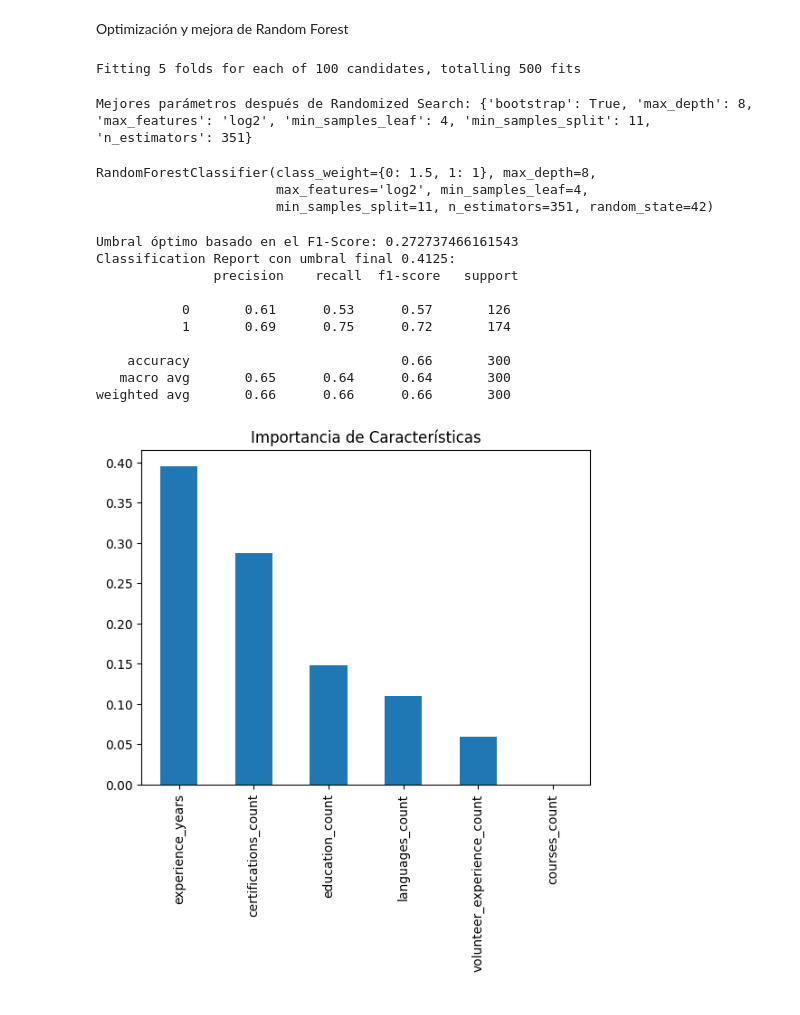
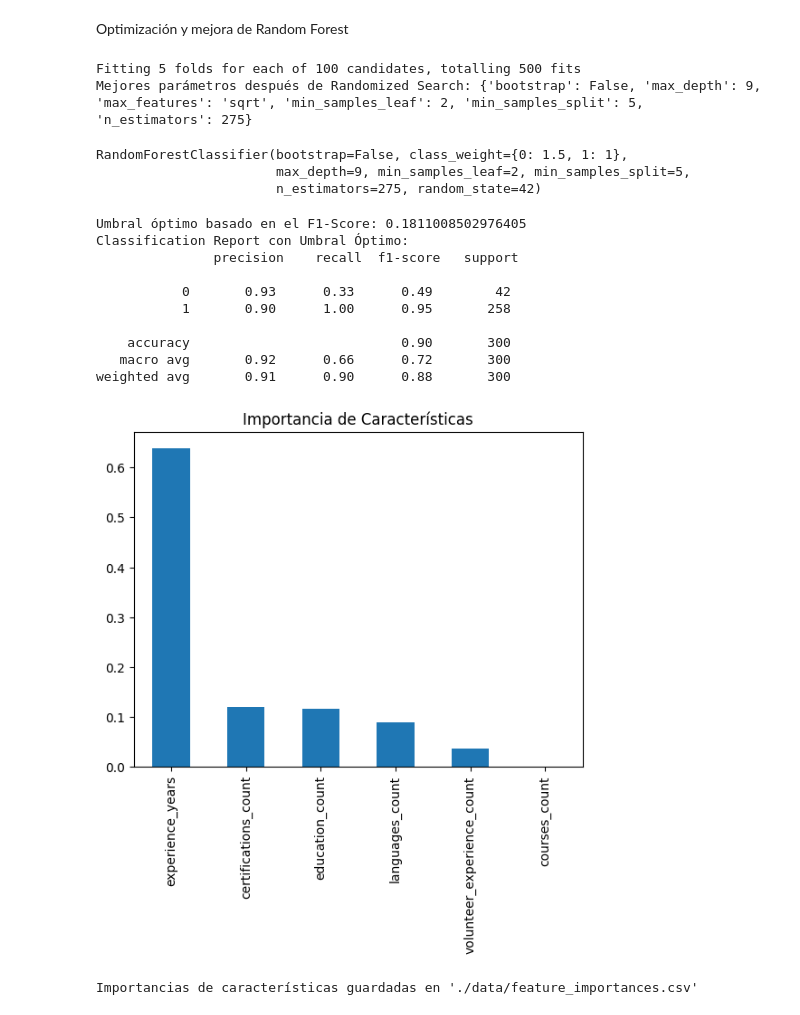
Before and after one commit to Pasku99/Talent-Analyzer-AI, a Jupyter notebook: notebooks/talent_analyzer.ipynb, the cells around one changed output. Cells and saved outputs as stored; diff of their text form; code cells hidden in the pictures.

Commit message:
feat: added optimized models and streamlit

```diff
--- a/notebooks/talent_analyzer.ipynb
+++ b/notebooks/talent_analyzer.ipynb
@@ -300,7 +631,9 @@ import numpy as np
 import pandas as pd
 import matplotlib.pyplot as plt
 from sklearn.metrics import precision_recall_curve, classification_report, confusion_matrix, ConfusionMatrixDisplay
+from imblearn.over_sampling import SMOTE
 
+# Definir los parámetros para RandomizedSearchCV de Random Forest
 param_dist_rf = {
     'n_estimators': randint(100, 500),
     'max_depth': randint(3, 10),  # Limitar la profundidad máxima
@@ -322,25 +655,29 @@ random_search_rf = RandomizedSearchCV(
     n_jobs=-1                     # Usar todos los núcleos disponibles
 )
 
-# Ejecutar Randomized Search
+# Aplicar SMOTE para balancear las clases en el conjunto de entrenamiento
+smote = SMOTE(random_state=42)
+X_train_resampled, y_train_resampled = smote.fit_resample(X_train_scaled, y_train)
+
+# Ejecutar Randomized Search con los datos resampleados
 random_search_rf.fit(X_train_resampled, y_train_resampled)
 print(f"Mejores parámetros después de Randomized Search: {random_search_rf.best_params_}")
 
 # Crear el modelo de Random Forest con los mejores hiperparámetros encontrados
-# Reajustar el modelo usando class_weight='balanced'
-# Ajustar el modelo Random Forest con class_weight
 optimized_rf_model = RandomForestClassifier(
     **random_search_rf.best_params_,
     class_weight={0: 1.5, 1: 1},  # Dar más peso a la clase 0
     random_state=42
 )
-optimized_rf_model.fit(X_train_scaled, y_train)
+
+# Ajustar el modelo con los datos resampleados
+optimized_rf_model.fit(X_train_resampled, y_train_resampled)
 # %% [output]
 Fitting 5 folds for each of 100 candidates, totalling 500 fits
+Mejores parámetros después de Randomized Search: {'bootstrap': False, 'max_depth': 9, 'max_features': 'sqrt', 'min_samples_leaf': 2, 'min_samples_split': 5, 'n_estimators': 275}
-Mejores parámetros después de Randomized Search: {'bootstrap': True, 'max_depth': 8, 'max_features': 'log2', 'min_samples_leaf': 4, 'min_samples_split': 11, 'n_estimators': 351}
+RandomForestClassifier(bootstrap=False, class_weight={0: 1.5, 1: 1},
+                       max_depth=9, min_samples_leaf=2, min_samples_split=5,
+                       n_estimators=275, random_state=42)
-RandomForestClassifier(class_weight={0: 1.5, 1: 1}, max_depth=8,
-                       max_features='log2', min_samples_leaf=4,
-                       min_samples_split=11, n_estimators=351, random_state=42)
 # %%
 # Predecir probabilidades en el conjunto de prueba
 y_probs = optimized_rf_model.predict_proba(X_test_scaled)[:, 1]
@@ -355,33 +692,49 @@ f1_scores = np.where(precision + recall > 0, 2 * (precision * recall) / (precisi
 optimal_threshold = thresholds[f1_scores.argmax()]
 print(f"Umbral óptimo basado en el F1-Score: {optimal_threshold}")
 
-# Establecer el umbral final en 0.45 o 0.50
-final_threshold = 0.4125
-y_pred_final = (y_probs >= final_threshold).astype(int)
-print(f"Classification Report con umbral final {final_threshold}:\n", classification_report(y_test, y_pred_final))
+# Aplicar el umbral óptimo
+y_pred_optimal = (y_probs >= optimal_threshold).astype(int)
+print("Classification Report con Umbral Óptimo:\n", classification_report(y_test, y_pred_optimal))
 # %% [output]
-Umbral óptimo basado en el F1-Score: 0.272737466161543
-Classification Report con umbral final 0.4125:
+Umbral óptimo basado en el F1-Score: 0.1811008502976405
+Classification Report con Umbral Óptimo:
                precision    recall  f1-score   support
 
-           0       0.61      0.53      0.57       126
-           1       0.69      0.75      0.72       174
+           0       0.93      0.33      0.49        42
+           1       0.90      1.00      0.95       258
 
-    accuracy                           0.66       300
-   macro avg       0.65      0.64      0.64       300
-weighted avg       0.66      0.66      0.66       300
+    accuracy                           0.90       300
+   macro avg       0.92      0.66      0.72       300
+weighted avg       0.91      0.90      0.88       300
 # %%
-# Entrenar el modelo de Random Forest optimizado para calcular la importancia de las características
+# Entrenar el modelo de Random Forest optimizado para calcular la importancia de las características con datos resampleados
 optimized_rf_model.fit(X_train_resampled, y_train_resampled)
 
 # Extraer la importancia de las características
 feature_importances = pd.Series(optimized_rf_model.feature_importances_, index=features)
-feature_importances.sort_values(ascending=False).plot(kind='bar', title='Importancia de Características')
+
+# Ordenar las importancias en orden descendente
+feature_importances_sorted = feature_importances.sort_values(ascending=False)
+
+# Visualizar las importancias
+feature_importances_sorted.plot(kind='bar', title='Importancia de Características')
 plt.show()
+
+# Guardar las importancias en un archivo CSV para usar en la aplicación Streamlit
+feature_importances_df = pd.DataFrame({
+    'feature': feature_importances_sorted.index,
+    'importance': feature_importances_sorted.values
+})
+
+# Guarda el DataFrame de importancias en un CSV
+feature_importances_df.to_csv('./../data/feature_importances.csv', index=False)
+
+print("Importancias de características guardadas en './data/feature_importances.csv'")
 
 # Seleccionar las características más importantes (por encima de un umbral)
 important_features = feature_importances[feature_importances > 0.05].index.tolist()
 X_train_important = X_train[important_features]
 X_test_important = X_test[important_features]
 # %% [output]
-[figure, old version]
+[figure, new version]
+Importancias de características guardadas en './data/feature_importances.csv'
```
Also changed, not shown: parts of 19 cells of this notebook, 11 other files.
